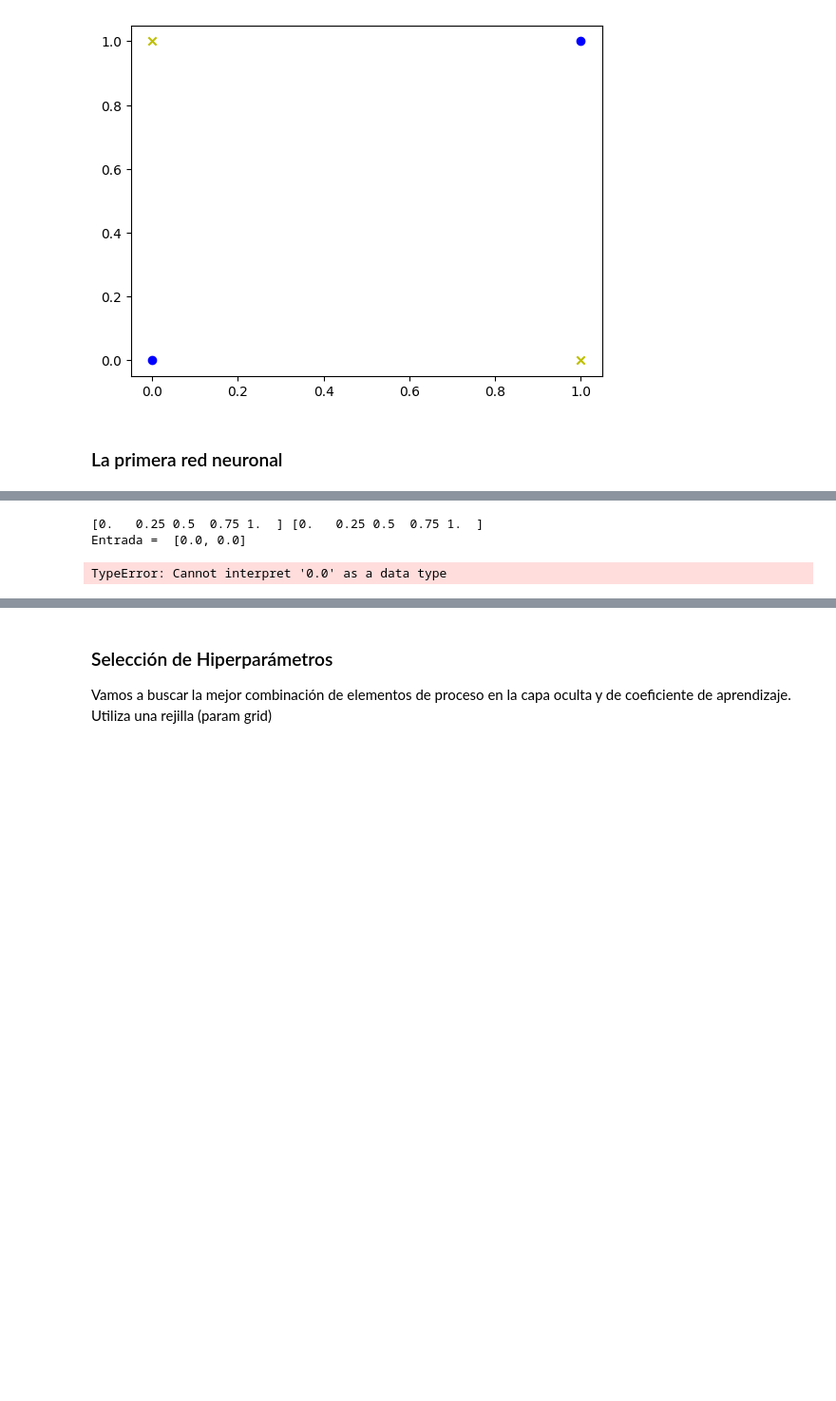
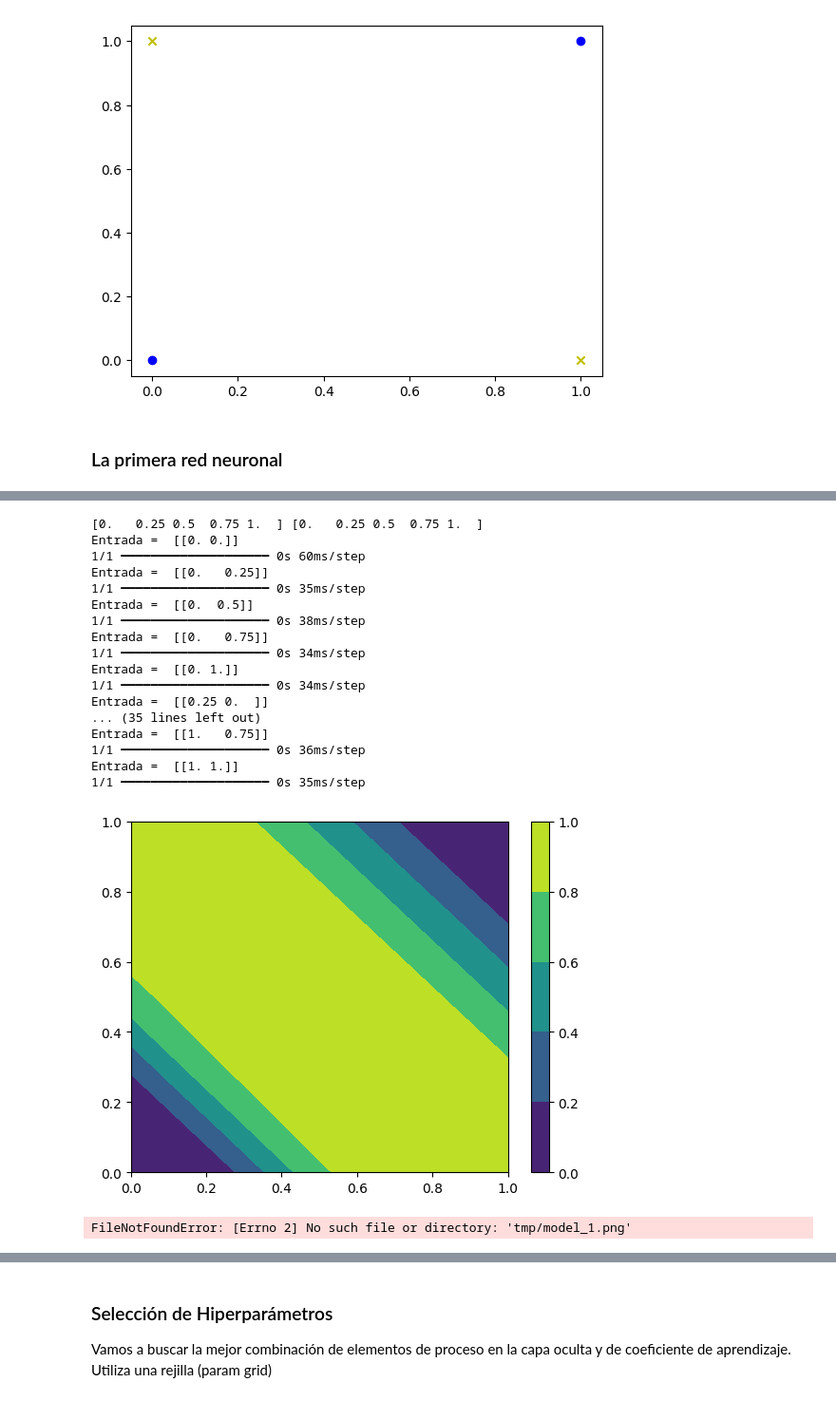
Before and after one commit to QIMoro-UVa/DL_2025-26, a Jupyter notebook: Intro_lab_1_XOR_Keras_2025.ipynb, the cells around one changed output, grey strips where cells are left out. Shown at 95% size. Saved outputs shown, nothing was run; the diff lists cells and outputs as text; code cells hidden in the pictures; blank space fills up the shorter version.

```diff
--- a/Intro_lab_1_XOR_Keras_2025.ipynb
+++ b/Intro_lab_1_XOR_Keras_2025.ipynb
@@ -166,5 +166,5 @@ model.compile(loss='binary_crossentropy', optimizer=sgd)
 
 # Entrenamos/ajustamos el modelo.
 # Observa que especificamos el número de épocas de entrenamiento que vamos a usar
-model.fit(arrayEntradas, arraySalidas, epochs=500, verbose=0, callbacks=[history])
+model.fit(arrayEntradas, arraySalidas, epochs=2000, verbose=1-, callbacks=[history])
 # %% [output]
@@ -186,34 +204,51 @@ plt.scatter (epochs, loss)
 # %%
 # Otra forma muy interesante de visualizar los resultados es mediante un mapa de temperatura
 
 Pasos=5
 x0=np.linspace (0., 1.0, Pasos)
 y0=np.linspace (0., 1.0, Pasos)
 
 print (x0, y0)
 
 SalidaPrueba = np.empty (0)
 
 for x_prueba in x0:
   for y_prueba in y0:
-    EntradaPrueba=[float(x_prueba), float(y_prueba)]
+    EntradaPrueba=np.array ([[x_prueba, y_prueba]], dtype=np.float32)
 
     print ("Entrada = ", EntradaPrueba)
 
-    z=model.predict (np.array(0.0, 0.0))
+    z=model.predict (EntradaPrueba)
     SalidaPrueba=np.append (SalidaPrueba, z)
 
 plt.contourf (x0, y0, SalidaPrueba.reshape (Pasos, Pasos), 5)
 barra=plt.colorbar()
 # %% [output]
 [0.   0.25 0.5  0.75 1.  ] [0.   0.25 0.5  0.75 1.  ]
-Entrada =  [0.0, 0.0]
+Entrada =  [[0. 0.]]
+1/1 ━━━━━━━━━━━━━━━━━━━━ 0s 60ms/step
+Entrada =  [[0.   0.25]]
+1/1 ━━━━━━━━━━━━━━━━━━━━ 0s 35ms/step
+Entrada =  [[0.  0.5]]
+1/1 ━━━━━━━━━━━━━━━━━━━━ 0s 38ms/step
+Entrada =  [[0.   0.75]]
+1/1 ━━━━━━━━━━━━━━━━━━━━ 0s 34ms/step
+Entrada =  [[0. 1.]]
+1/1 ━━━━━━━━━━━━━━━━━━━━ 0s 34ms/step
+Entrada =  [[0.25 0.  ]]
+... (35 lines left out)
+Entrada =  [[1.   0.75]]
+1/1 ━━━━━━━━━━━━━━━━━━━━ 0s 36ms/step
+Entrada =  [[1. 1.]]
+1/1 ━━━━━━━━━━━━━━━━━━━━ 0s 35ms/step
-TypeError: Cannot interpret '0.0' as a data type
+[figure, added]
 # %%
 # También puede ser muy interesante visualizar la red.
 import tensorflow as tf
 
 dot_img_file = 'tmp/model_1.png'
 tf.keras.utils.plot_model(model, to_file=dot_img_file, show_shapes=True)
+# %% [output]
+FileNotFoundError: [Errno 2] No such file or directory: 'tmp/model_1.png'
 # %%
 model.summary()
```
Also changed, not shown: parts of 5 cells of this notebook.
